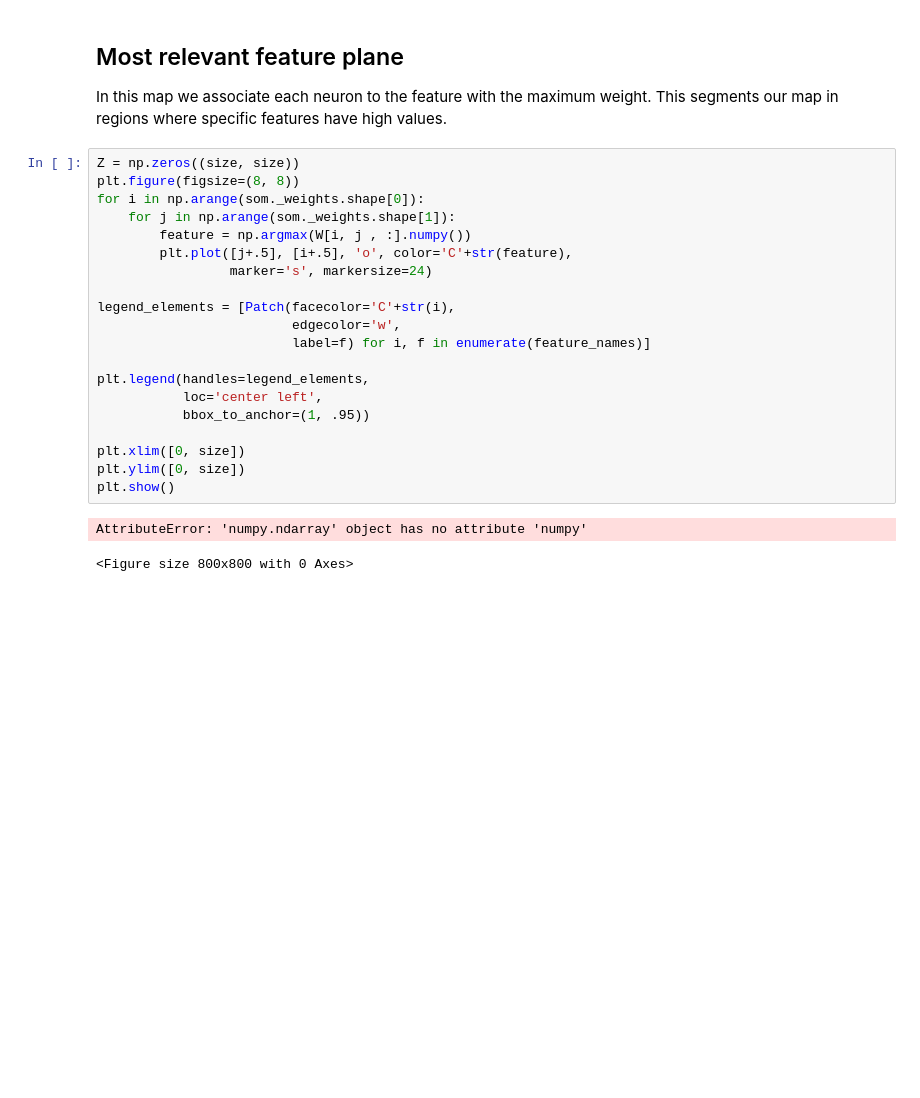
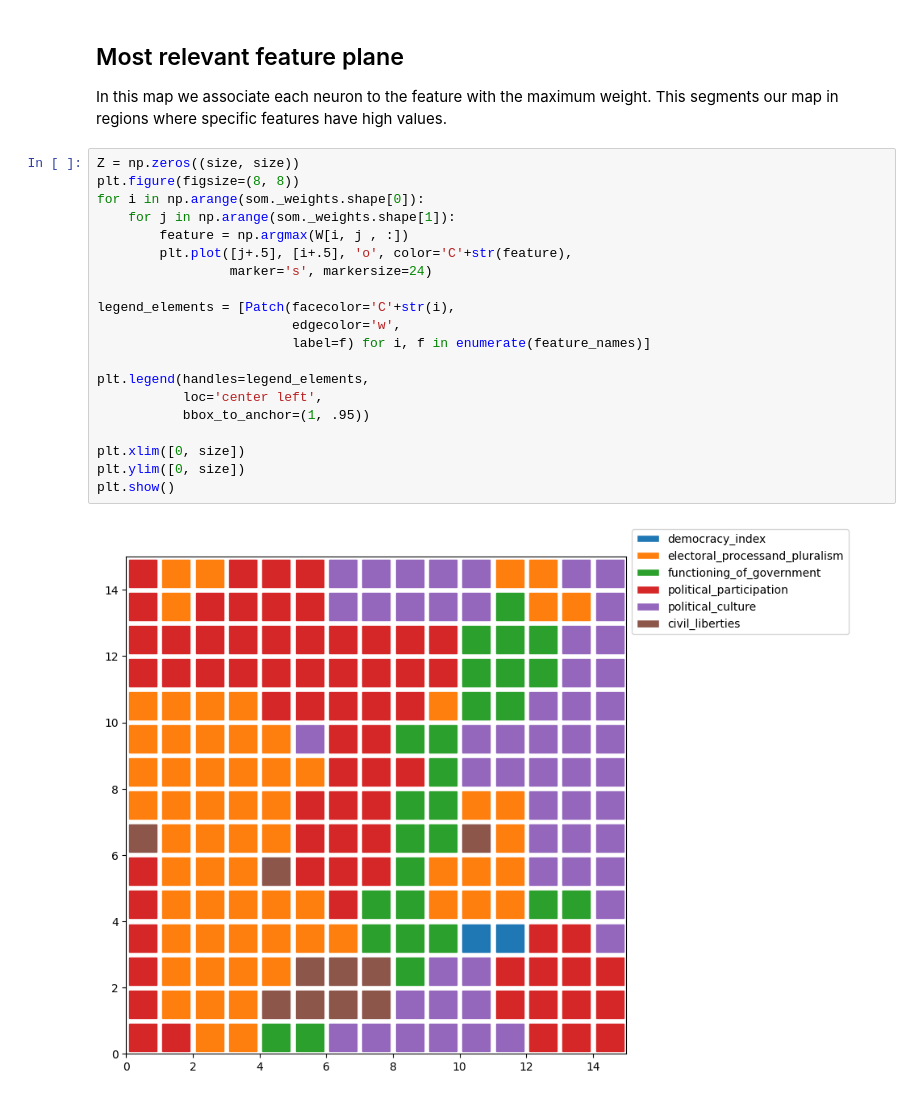
Before and after one commit to rctorres/minisom, a Jupyter notebook: examples/DemocracyIndex.ipynb, the cells around one changed output. Drawn from its saved outputs; the diff is of its cells as text; blank space fills up the shorter version.

```diff
--- a/examples/DemocracyIndex.ipynb
+++ b/examples/DemocracyIndex.ipynb
@@ -302,23 +302,22 @@ In this map we associate each neuron to the feature with the maximum weight. Thi
 # %%
 Z = np.zeros((size, size))
 plt.figure(figsize=(8, 8))
 for i in np.arange(som._weights.shape[0]):
     for j in np.arange(som._weights.shape[1]):
-        feature = np.argmax(W[i, j , :].numpy())
+        feature = np.argmax(W[i, j , :])
         plt.plot([j+.5], [i+.5], 'o', color='C'+str(feature),
                  marker='s', markersize=24)
 
 legend_elements = [Patch(facecolor='C'+str(i),
                          edgecolor='w',
                          label=f) for i, f in enumerate(feature_names)]
 
 plt.legend(handles=legend_elements,
            loc='center left',
            bbox_to_anchor=(1, .95))
 
 plt.xlim([0, size])
 plt.ylim([0, size])
 plt.show()
 # %% [output]
-AttributeError: 'numpy.ndarray' object has no attribute 'numpy'
-<Figure size 800x800 with 0 Axes>
+[figure, added]
```
Also changed, not shown: parts of 3 cells of this notebook, 20 other files.
